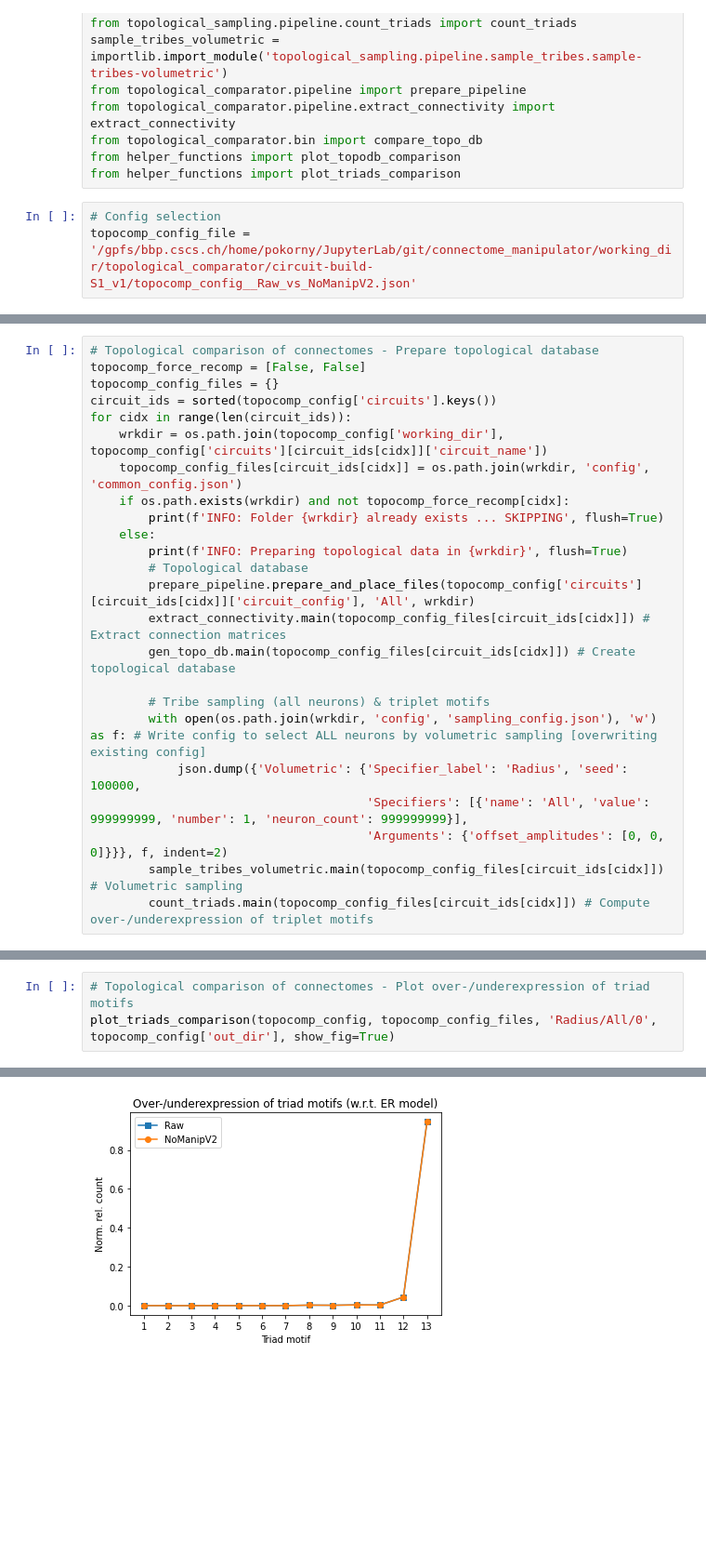
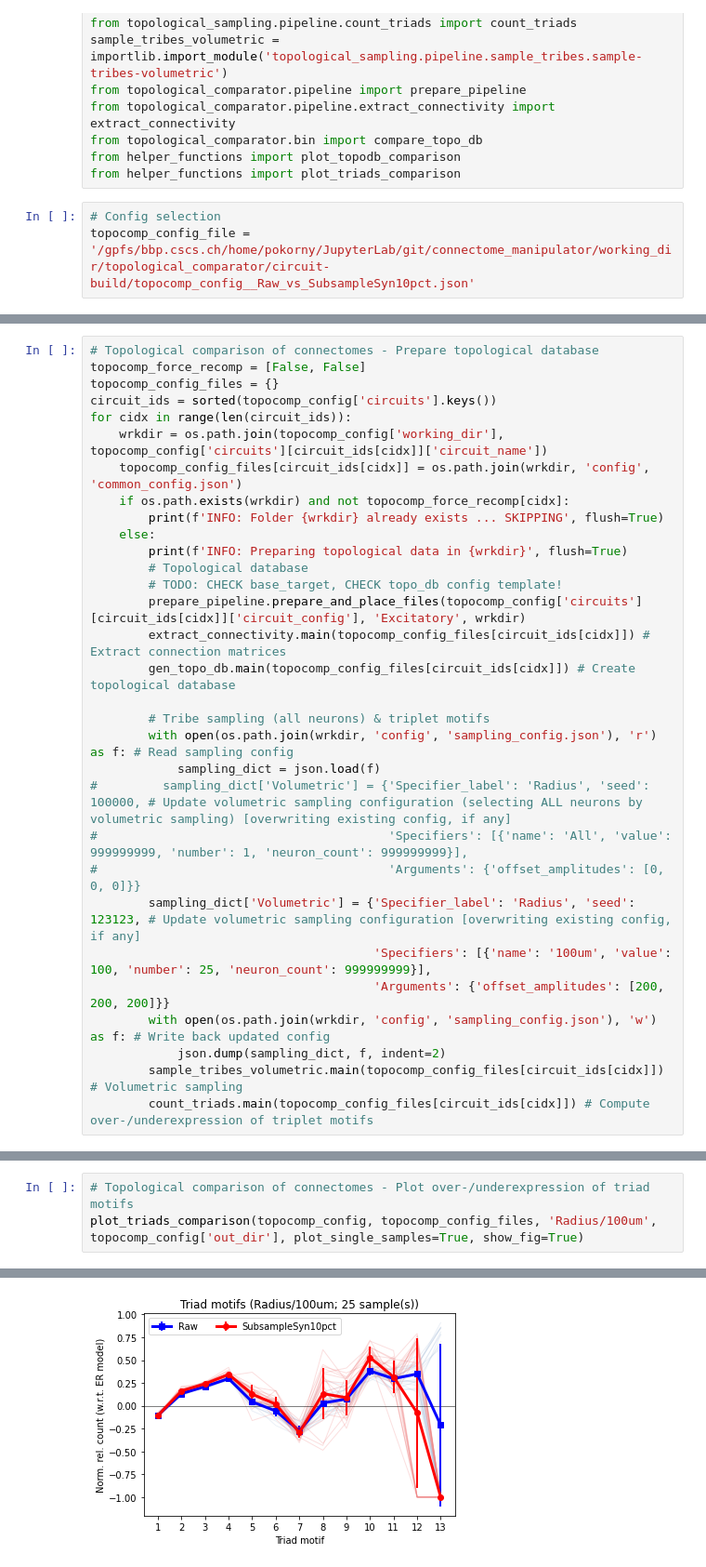
Before and after one commit to BlueBrain/connectome-manipulator, a Jupyter notebook: notebooks/topological_comparator.ipynb, the cells around one changed output, grey strips where cells are left out. Shown at 93% size. Cells and saved outputs as stored; diff of their text form; blank space fills up the shorter version.

Commit message:
Improved triad motif comparison

```diff
--- a/notebooks/topological_comparator.ipynb
+++ b/notebooks/topological_comparator.ipynb
@@ -35,7 +35,7 @@ from helper_functions import plot_topodb_comparison
 from helper_functions import plot_triads_comparison
 # %%
 # Config selection
-topocomp_config_file = '/gpfs/bbp.cscs.ch/home/pokorny/JupyterLab/git/connectome_manipulator/working_dir/topological_comparator/circuit-build-S1_v1/topocomp_config__Raw_vs_NoManipV2.json'
+topocomp_config_file = '/gpfs/bbp.cscs.ch/home/pokorny/JupyterLab/git/connectome_manipulator/working_dir/topological_comparator/circuit-build/topocomp_config__Raw_vs_SubsampleSyn10pct.json'
 # %%
 # Load configuration from file
 with open(topocomp_config_file, 'r') as f:
@@ -67,15 +74,22 @@ for cidx in range(len(circuit_ids)):
     else:
         print(f'INFO: Preparing topological data in {wrkdir}', flush=True)
         # Topological database
-        prepare_pipeline.prepare_and_place_files(topocomp_config['circuits'][circuit_ids[cidx]]['circuit_config'], 'All', wrkdir)
+        # TODO: CHECK base_target, CHECK topo_db config template!
+        prepare_pipeline.prepare_and_place_files(topocomp_config['circuits'][circuit_ids[cidx]]['circuit_config'], 'Excitatory', wrkdir)
         extract_connectivity.main(topocomp_config_files[circuit_ids[cidx]]) # Extract connection matrices
         gen_topo_db.main(topocomp_config_files[circuit_ids[cidx]]) # Create topological database
 
         # Tribe sampling (all neurons) & triplet motifs
-        with open(os.path.join(wrkdir, 'config', 'sampling_config.json'), 'w') as f: # Write config to select ALL neurons by volumetric sampling [overwriting existing config]
-            json.dump({'Volumetric': {'Specifier_label': 'Radius', 'seed': 100000,
-                                      'Specifiers': [{'name': 'All', 'value': 999999999, 'number': 1, 'neuron_count': 999999999}],
-                                      'Arguments': {'offset_amplitudes': [0, 0, 0]}}}, f, indent=2)
+        with open(os.path.join(wrkdir, 'config', 'sampling_config.json'), 'r') as f: # Read sampling config
+            sampling_dict = json.load(f)
+#         sampling_dict['Volumetric'] = {'Specifier_label': 'Radius', 'seed': 100000, # Update volumetric sampling configuration (selecting ALL neurons by volumetric sampling) [overwriting existing config, if any]
+#                                        'Specifiers': [{'name': 'All', 'value': 999999999, 'number': 1, 'neuron_count': 999999999}],
+#                                        'Arguments': {'offset_amplitudes': [0, 0, 0]}}
+        sampling_dict['Volumetric'] = {'Specifier_label': 'Radius', 'seed': 123123, # Update volumetric sampling configuration [overwriting existing config, if any]
+                                       'Specifiers': [{'name': '100um', 'value': 100, 'number': 25, 'neuron_count': 999999999}],
+                                       'Arguments': {'offset_amplitudes': [200, 200, 200]}}
+        with open(os.path.join(wrkdir, 'config', 'sampling_config.json'), 'w') as f: # Write back updated config
+            json.dump(sampling_dict, f, indent=2)
         sample_tribes_volumetric.main(topocomp_config_files[circuit_ids[cidx]]) # Volumetric sampling
         count_triads.main(topocomp_config_files[circuit_ids[cidx]]) # Compute over-/underexpression of triplet motifs
 # %% [output]
@@ -93,4 +104,4 @@ KeyError: 'Champions'
 # %%
 # Topological comparison of connectomes - Plot over-/underexpression of triad motifs
-plot_triads_comparison(topocomp_config, topocomp_config_files, 'Radius/All/0', topocomp_config['out_dir'], show_fig=True)
+plot_triads_comparison(topocomp_config, topocomp_config_files, 'Radius/100um', topocomp_config['out_dir'], plot_single_samples=True, show_fig=True)
 # %% [output]
@@ -98 +109 @@ Saving /gpfs/bbp.cscs.ch/home/pokorny/JupyterLab/git/connectome_manipulator/note
-[figure, old version]
+[figure, new version]
```
Also changed, not shown: parts of 4 cells of this notebook, 3 other files.
